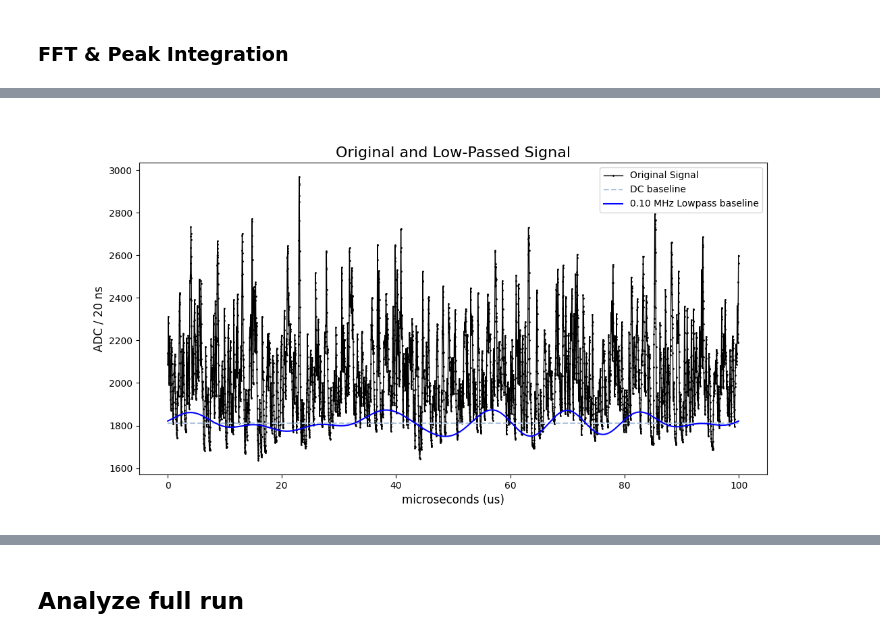
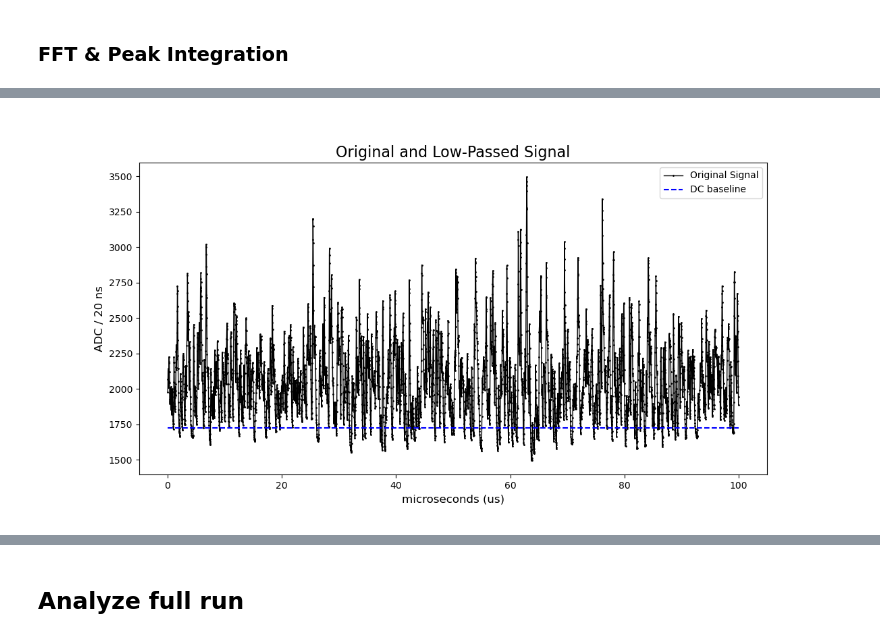
Before and after one commit to peckalec/dm-lab, a Jupyter notebook: REFLECT/SiPM_Analysis.ipynb, the cells around one changed output, grey strips where cells are left out. Drawn from its saved outputs; the diff is of its cells as text; code cells hidden in the pictures.

```diff
--- a/REFLECT/SiPM_Analysis.ipynb
+++ b/REFLECT/SiPM_Analysis.ipynb
@@ -57,7 +57,8 @@ def downsmoother(dataarray,downsampling,smoothing):
 # %%
 #### Load file
 
-inputfile=uproot.open("../../REFLECT/hiletgo/darksignals/output1919.root")
+#inputfile=uproot.open("../../REFLECT/hiletgo/darksignals/output1919.root")
+inputfile=uproot.open("../../REFLECT/darkcounts/sipm521/output1921.root")
 print(f"MIDAS run #{inputfile.keys()[-1][5:9]} loaded. \n\
 Available events: {inputfile.keys()[-1][10:14]}")
 
@@ -79,7 +80,7 @@ NyquistProtection = True
 verbose = True
 
 # Select individual sample to tune analysis parameters
-samplenum = 1465
+samplenum = 20
 
 #### Generate preview
 ahist = inputfile[inputfile.keys()[samplenum]].values()
@@ -90,6 +91,7 @@ if (verbose): print(f"Original length: {len(time)} \nOriginal integral: {sum(sig
 [time,signal] = downsmoother([time,signal],downsampling,smoothing)
 if (verbose): print(f"\nDownsampled/smoothed length: {len(time)} \nDownsampled/smoothed integral: {sum(signal)*(time[1]-time[0])*1000:.3e}\nDownsampled/smoothed sum: {sum(signal)}")
 
+print(min(signal))
 plt.close()
 plt.plot(time,signal,marker=".",linewidth=1,markersize=2,color="black")
 plt.title("Signal preview")
@@ -186,7 +189,7 @@ Window FFT max frequency: 12.40
 # %%
 ####  Select Lowpass removal
 lowpasscut = 1/10
-DCoffset = -275+58 # manual DC offset
+DCoffset = -324 # manual DC offset
 
 #### Remove lowpass from original signal and compare
 tic()
@@ -206,8 +209,8 @@ tocms()
 
 plt.close()
 plt.plot(time,signal,marker=".",linewidth=1,markersize=2,label = "Original Signal",color="black")
-plt.plot([time[0],time[-1]],[np.mean(signal)+DCoffset,np.mean(signal)+DCoffset],"--",label="DC baseline",color='lightsteelblue')
-plt.plot(time,ReinvFTlp+DCoffset,"-",label=f"{lowpasscut:.2f} MHz Lowpass baseline",color='blue')
+plt.plot([time[0],time[-1]],[np.mean(signal)+DCoffset,np.mean(signal)+DCoffset],"--",label="DC baseline",color='blue')
+#plt.plot(time,ReinvFTlp+DCoffset,"-",label=f"{lowpasscut:.2f} MHz Lowpass baseline",color='blue')
 #plt.plot(time,signal-ReinvFTlp+np.mean(signal),"--",label="FFT recon. window subtract")
 
 plt.legend()
@@ -222 +225 @@ Elapsed time is 7.424 milliseconds.
-[figure, old version]
+[figure, new version]
```
Also changed, not shown: parts of 33 cells of this notebook.
